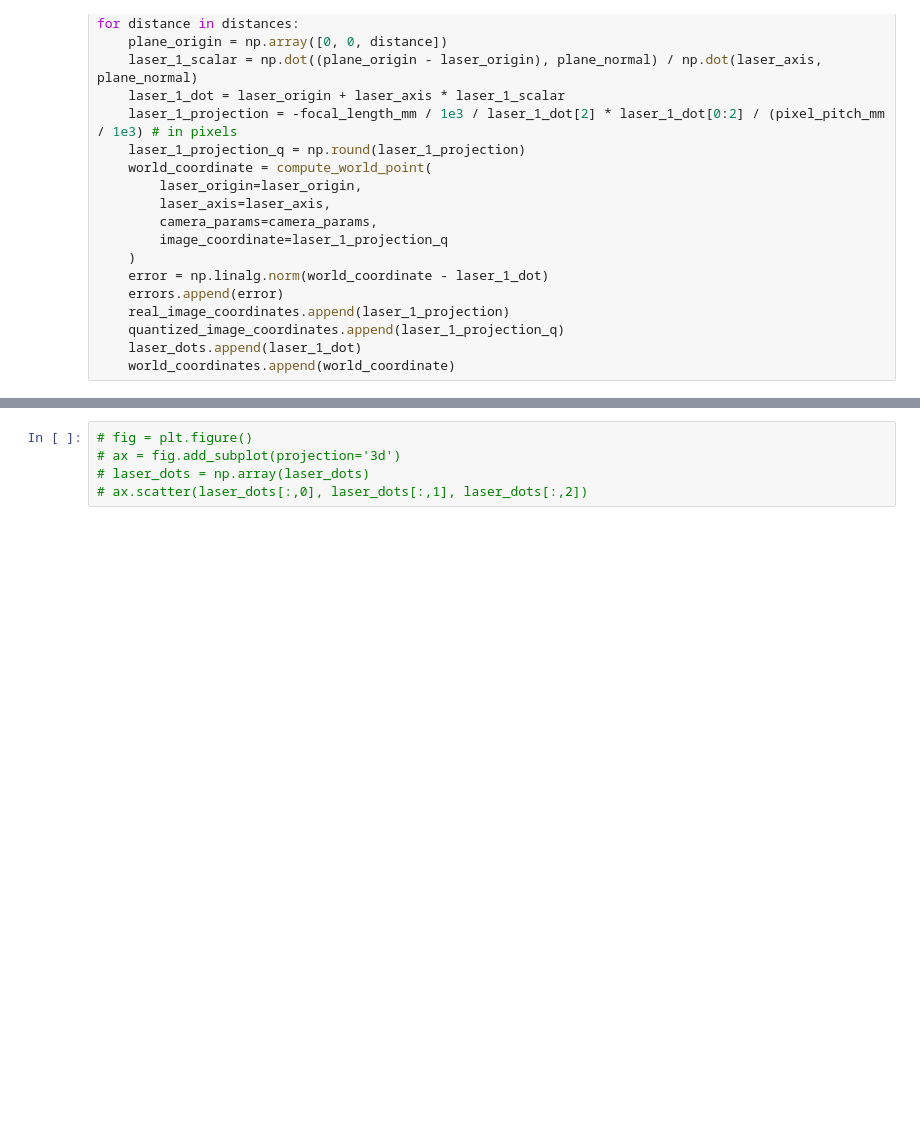
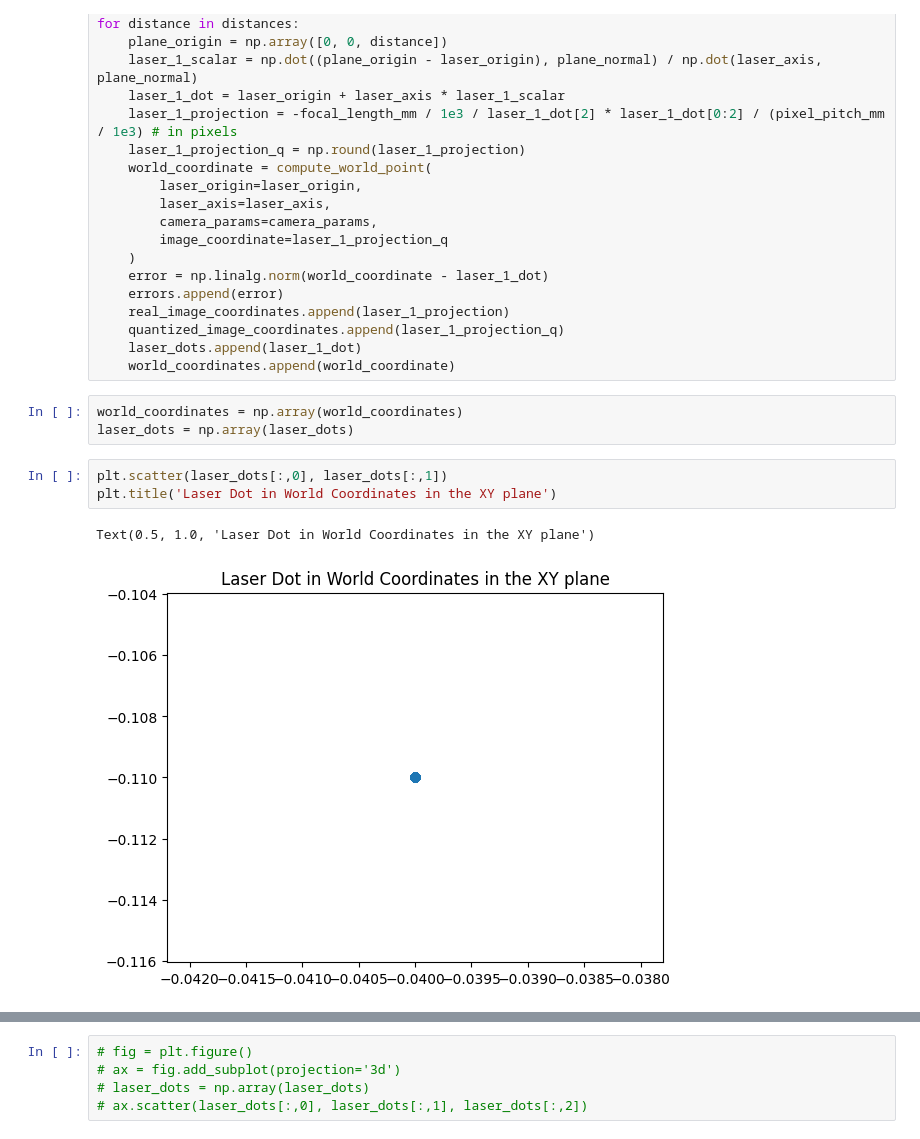
Before and after one commit to UCSD-E4E/fishsense-docs, a Jupyter notebook: laser_parallax/laser_test.ipynb, the cells around one changed output, grey strips where cells are left out. Drawn from its saved outputs; the diff is of its cells as text; blank space fills up the shorter version.

```diff
--- a/laser_parallax/laser_test.ipynb
+++ b/laser_parallax/laser_test.ipynb
@@ -37,6 +38,15 @@ for distance in distances:
     quantized_image_coordinates.append(laser_1_projection_q)
     laser_dots.append(laser_1_dot)
     world_coordinates.append(world_coordinate)
+# %%
+world_coordinates = np.array(world_coordinates)
+laser_dots = np.array(laser_dots)
+# %%
+plt.scatter(laser_dots[:,0], laser_dots[:,1])
+plt.title('Laser Dot in World Coordinates in the XY plane')
+# %% [output]
+Text(0.5, 1.0, 'Laser Dot in World Coordinates in the XY plane')
+[figure, added]
 # %%
 real_image_coordinates = np.array(real_image_coordinates)
 quantized_image_coordinates = np.array(quantized_image_coordinates)
```
Also changed, not shown: parts of 8 cells of this notebook, 2 other files.
